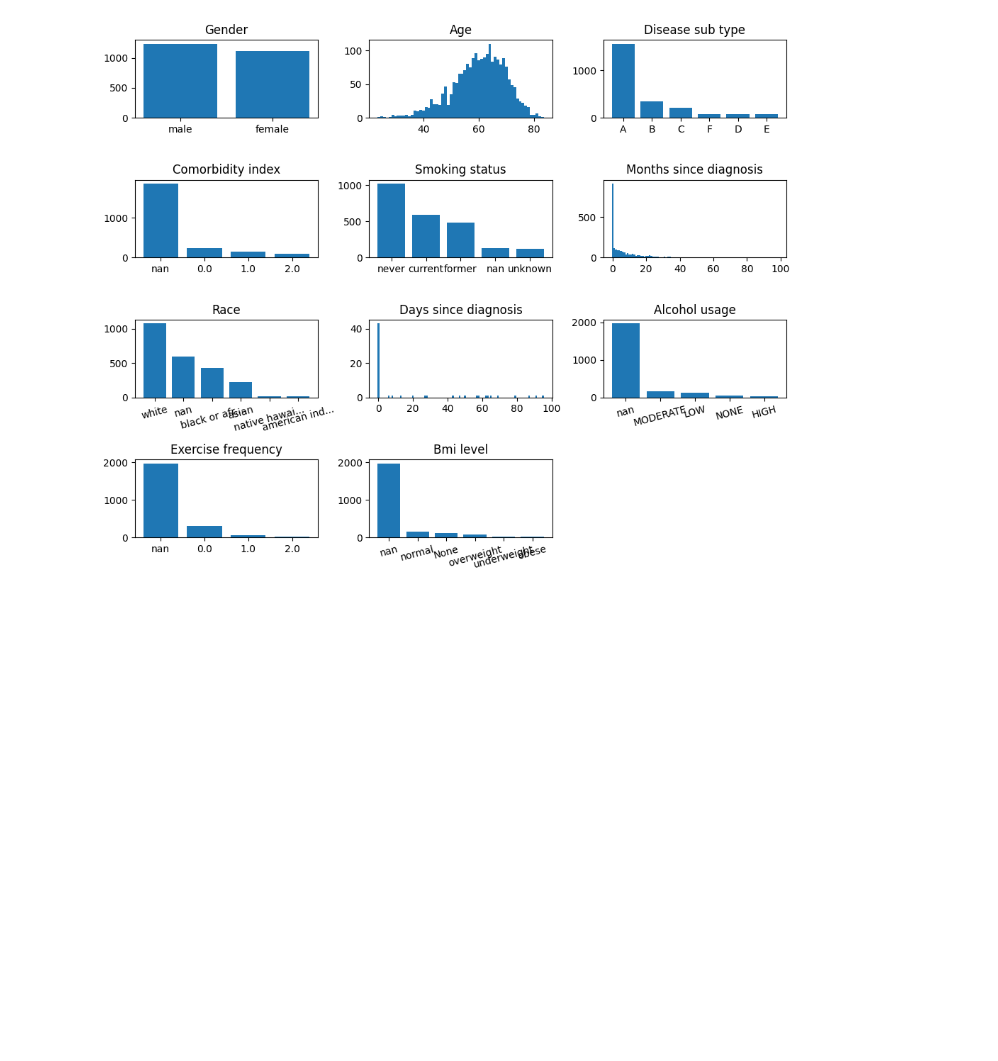
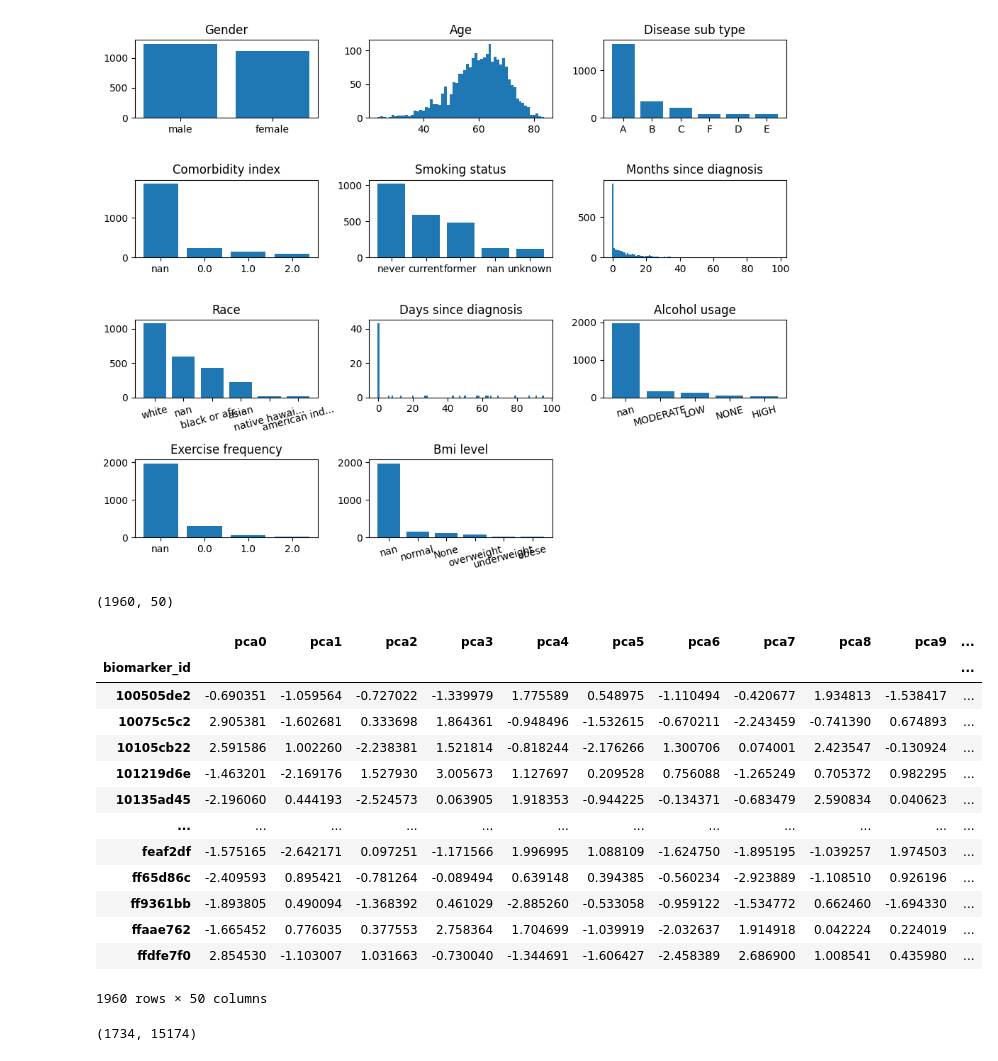
Before and after one commit to levon003/biomarker-case-study, a Jupyter notebook: notebook/DataExploration.ipynb, the cells around one changed output. Cells and saved outputs as stored; diff of their text form; code cells hidden in the pictures; blank space fills up the shorter version.

```diff
--- a/notebook/DataExploration.ipynb
+++ b/notebook/DataExploration.ipynb
@@ -359,3 +374,33 @@ fig.tight_layout()
 plt.show()
 # %% [output]
 [figure]
+# %%
+pca = sklearn.decomposition.PCA(n_components=50)
+# %%
+transformed = pca.fit_transform(bdf.fillna(0))
+transformed.shape
+# %% [output]
+(1960, 50)
+# %%
+pd.DataFrame(transformed, index=bdf.index).rename(columns=lambda col: f"pca{col}")
+# %% [output]
+|  | pca0 | pca1 | pca2 | pca3 | pca4 | pca5 | pca6 | pca7 | pca8 | pca9 | ... |
+| biomarker_id |  |  |  |  |  |  |  |  |  |  | ... |
+| 100505de2 | -0.690351 | -1.059564 | -0.727022 | -1.339979 | 1.775589 | 0.548975 | -1.110494 | -0.420677 | 1.934813 | -1.538417 | ... |
+| 10075c5c2 | 2.905381 | -1.602681 | 0.333698 | 1.864361 | -0.948496 | -1.532615 | -0.670211 | -2.243459 | -0.741390 | 0.674893 | ... |
+| 10105cb22 | 2.591586 | 1.002260 | -2.238381 | 1.521814 | -0.818244 | -2.176266 | 1.300706 | 0.074001 | 2.423547 | -0.130924 | ... |
+| 101219d6e | -1.463201 | -2.169176 | 1.527930 | 3.005673 | 1.127697 | 0.209528 | 0.756088 | -1.265249 | 0.705372 | 0.982295 | ... |
+| 10135ad45 | -2.196060 | 0.444193 | -2.524573 | 0.063905 | 1.918353 | -0.944225 | -0.134371 | -0.683479 | 2.590834 | 0.040623 | ... |
+| ... | ... | ... | ... | ... | ... | ... | ... | ... | ... | ... | ... |
+| feaf2df | -1.575165 | -2.642171 | 0.097251 | -1.171566 | 1.996995 | 1.088109 | -1.624750 | -1.895195 | -1.039257 | 1.974503 | ... |
+| ff65d86c | -2.409593 | 0.895421 | -0.781264 | -0.089494 | 0.639148 | 0.394385 | -0.560234 | -2.923889 | -1.108510 | 0.926196 | ... |
+| ff9361bb | -1.893805 | 0.490094 | -1.368392 | 0.461029 | -2.885260 | -0.533058 | -0.959122 | -1.534772 | 0.662460 | -1.694330 | ... |
+| ffaae762 | -1.665452 | 0.776035 | 0.377553 | 2.758364 | 1.704699 | -1.039919 | -2.032637 | 1.914918 | 0.042224 | 0.224019 | ... |
+| ffdfe7f0 | 2.854530 | -1.103007 | 1.031663 | -0.730040 | -1.344691 | -1.606427 | -2.458389 | 2.686900 | 1.008541 | 0.435980 | ... |
+1960 rows × 50 columns
+# %%
+mdf = pd.merge(tdf, pdf, how="left", left_on="patient_id", right_on="patient_id")
+mdf = pd.merge(mdf, bdf, how="left", left_on="biomarker_id", right_index=True)
+mdf.shape
+# %% [output]
+(1734, 15174)
```
Also changed, not shown: parts of 12 cells of this notebook, 2 other files.
